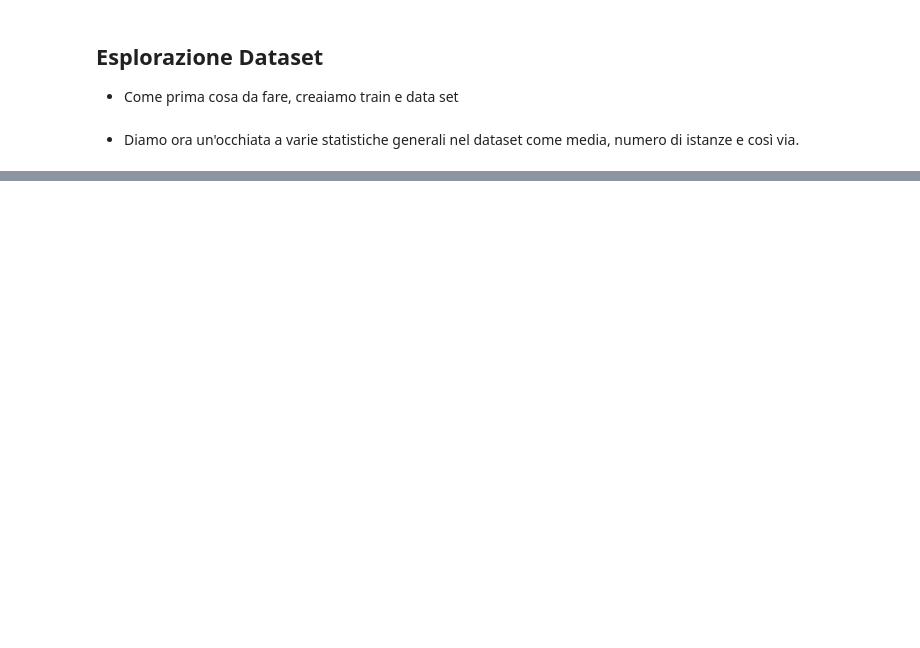
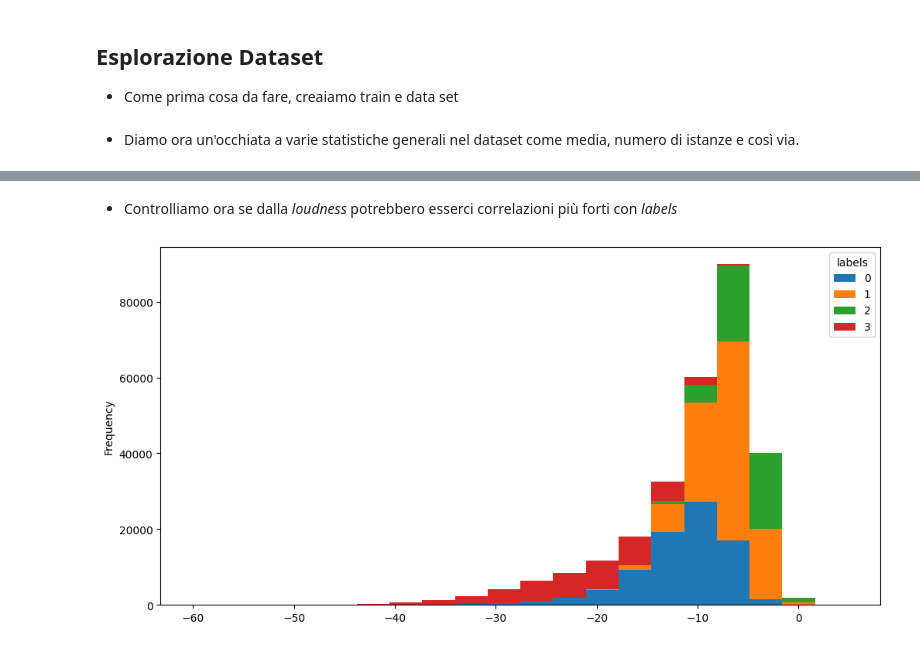
Before and after one commit to Corstor/DataIntensive_Progetto, a Jupyter notebook: progetto.ipynb, the cells around one changed output, grey strips where cells are left out. Saved outputs shown, nothing was run; the diff lists cells and outputs as text; code cells hidden in the pictures; blank space fills up the shorter version.

```diff
--- a/progetto.ipynb
+++ b/progetto.ipynb
@@ -88,0 +103,6 @@ X_train.describe()
+# %% [markdown]
+- Controlliamo ora se dalla *loudness* potrebbero esserci correlazioni più forti con *labels*
+# %%
+songs.pivot(columns="labels")["loudness"].plot.hist(bins=20, stacked=True, figsize=(12, 6));
+# %% [output]
+[figure, added]
```
Also changed, not shown: parts of 9 cells of this notebook.
